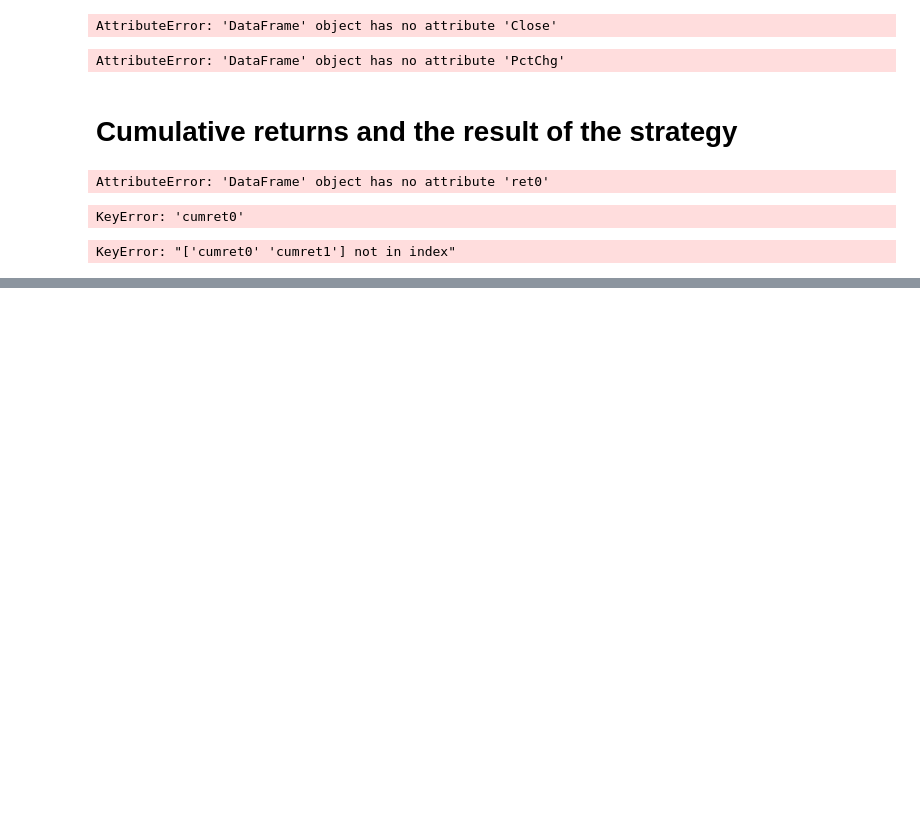
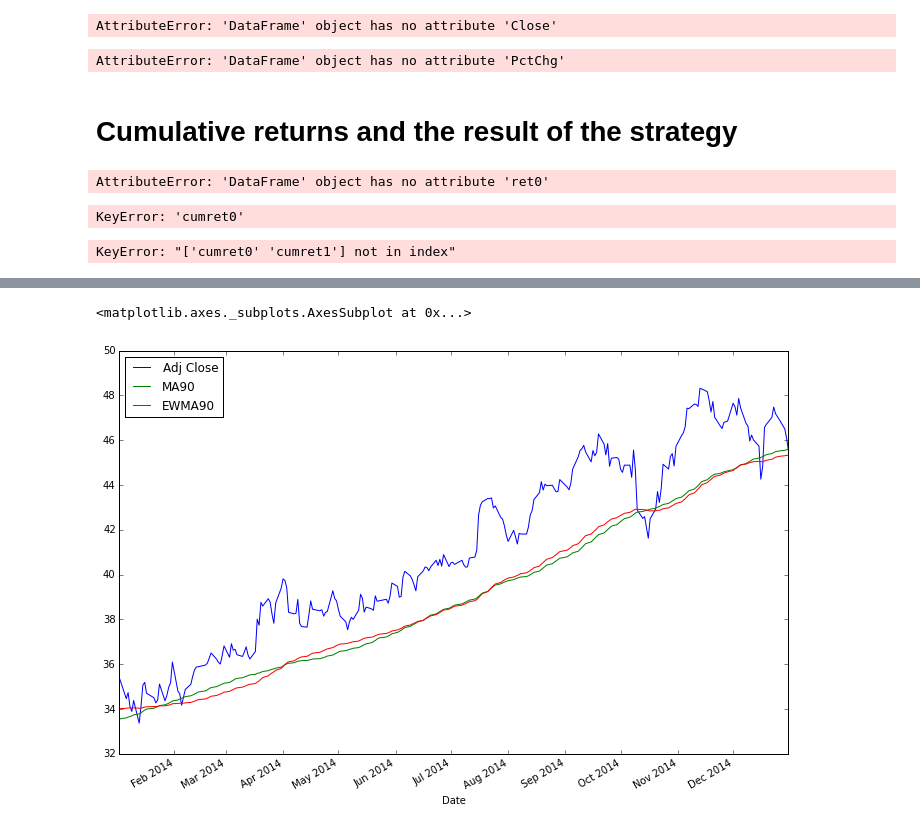
Before and after one commit to quantumn/my-financial-world, a Jupyter notebook: Explore Financial Market/mastering pandas.ipynb, the cells around one changed output, grey strips where cells are left out. Saved outputs shown, nothing was run; the diff lists cells and outputs as text; code cells hidden in the pictures; blank space fills up the shorter version.

```diff
--- a/Explore Financial Market/mastering pandas.ipynb
+++ b/Explore Financial Market/mastering pandas.ipynb
@@ -867,0 +929,9 @@ KeyError: "['cumret0' 'cumret1'] not in index"
+# %%
+span = 90
+msft_ewma = msft[['Adj Close']].copy()
+msft_ewma['MA90'] = pd.rolling_mean(msft_ewma, span)
+msft_ewma['EWMA90'] = pd.ewma(msft_ewma['Adj Close'],span=span)
+msft_ewma['2014'].plot(figsize=(12, 8))
+# %% [output]
+<matplotlib.axes._subplots.AxesSubplot at 0x...>
+[figure, added]
```
Also changed, not shown: parts of 35 cells of this notebook.
